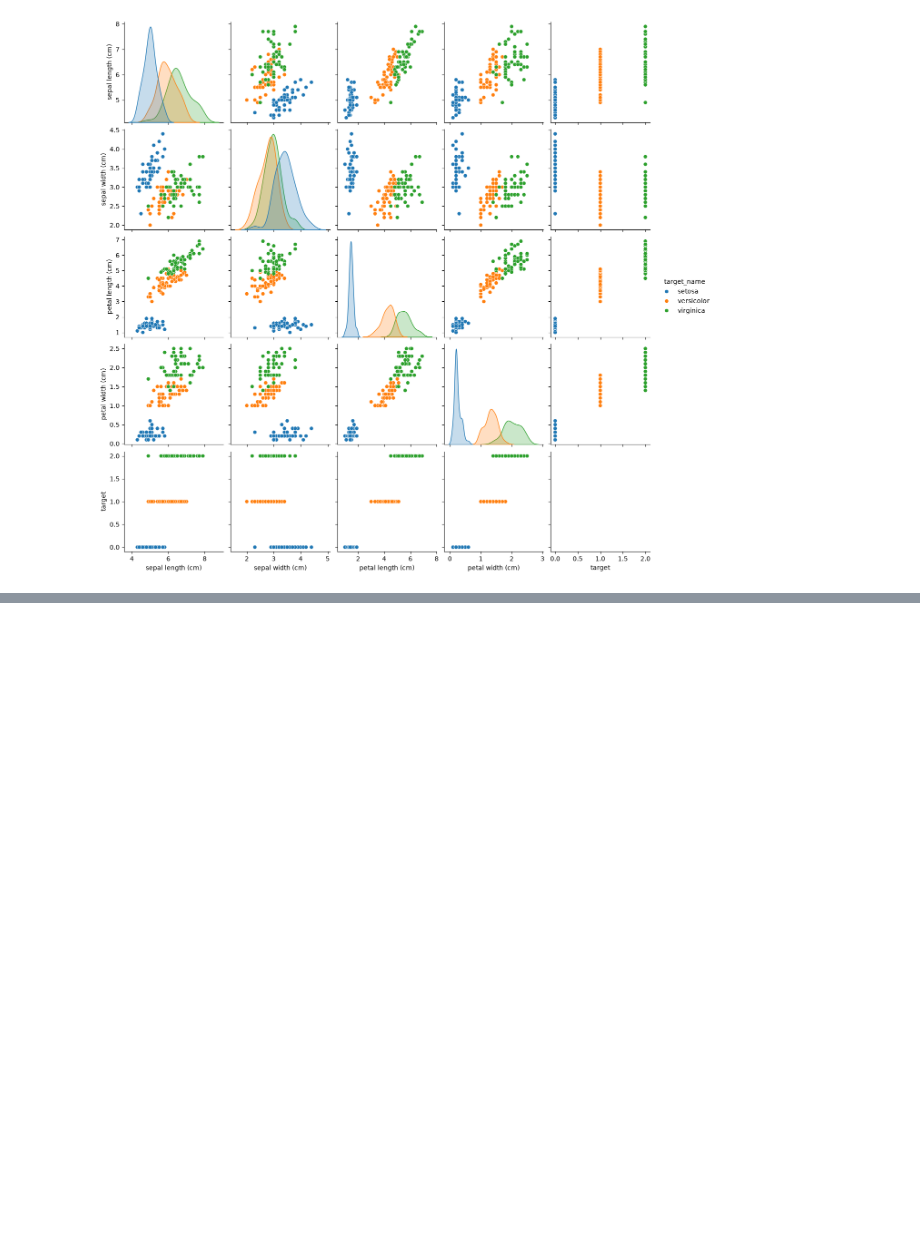
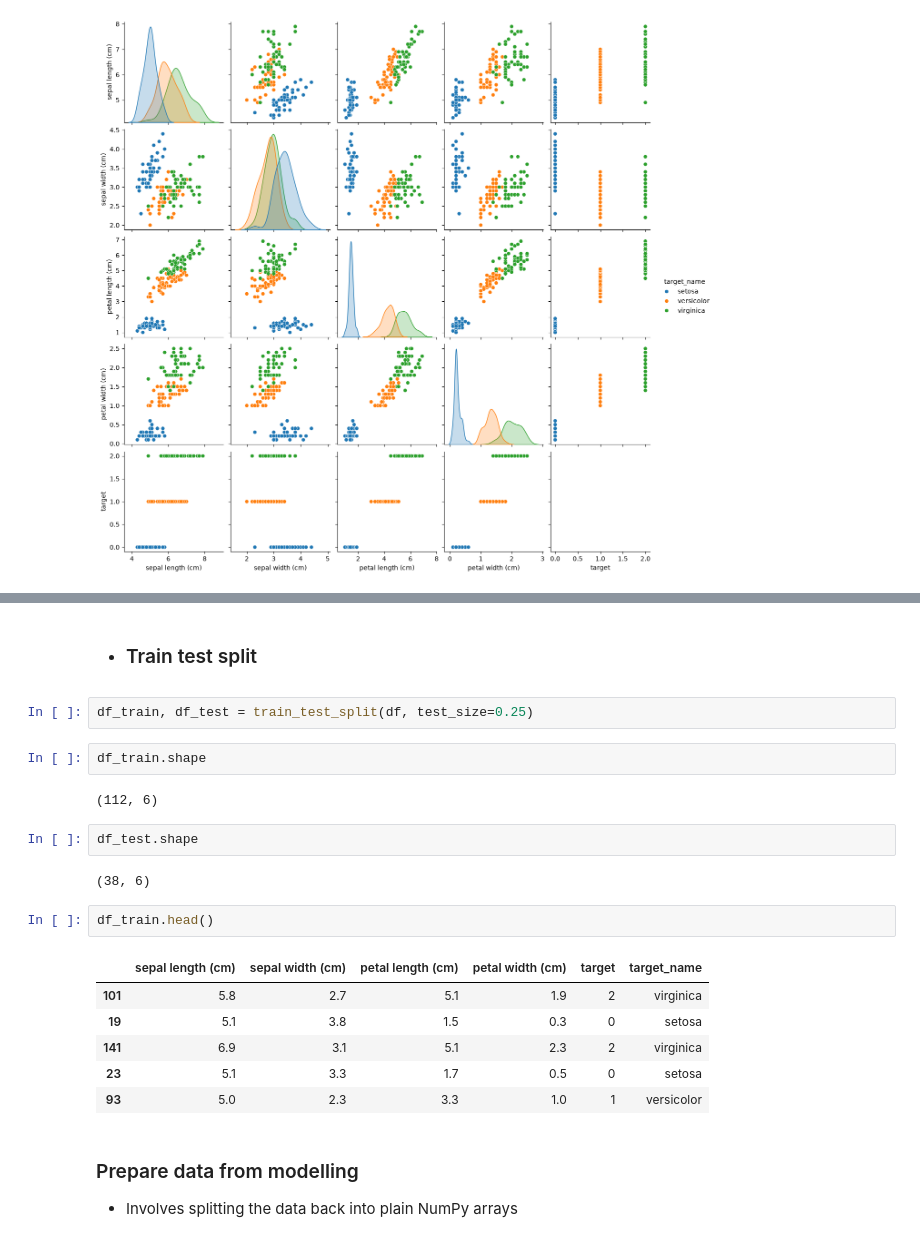
Before and after one commit to SaujanyaK0/machinelearning, a Jupyter notebook: classifier.ipynb, the cells around one changed output, grey strips where cells are left out. Drawn from its saved outputs; the diff is of its cells as text; blank space fills up the shorter version.

```diff
--- a/classifier.ipynb
+++ b/classifier.ipynb
@@ -164,0 +174,24 @@ _ = sns.pairplot(df, hue= "target_name")
+# %% [markdown]
+- ### Train test split
+# %%
+df_train, df_test = train_test_split(df, test_size=0.25)
+# %%
+df_train.shape
+# %% [output]
+(112, 6)
+# %%
+df_test.shape
+# %% [output]
+(38, 6)
+# %%
+df_train.head()
+# %% [output]
+|  | sepal length (cm) | sepal width (cm) | petal length (cm) | petal width (cm) | target | target_name |
+| 101 | 5.8 | 2.7 | 5.1 | 1.9 | 2 | virginica |
+| 19 | 5.1 | 3.8 | 1.5 | 0.3 | 0 | setosa |
+| 141 | 6.9 | 3.1 | 5.1 | 2.3 | 2 | virginica |
+| 23 | 5.1 | 3.3 | 1.7 | 0.5 | 0 | setosa |
+| 93 | 5.0 | 2.3 | 3.3 | 1.0 | 1 | versicolor |
+# %% [markdown]
+### Prepare data from modelling
+- Involves splitting the data back into plain NumPy arrays
```
Also changed, not shown: parts of 19 cells of this notebook.
